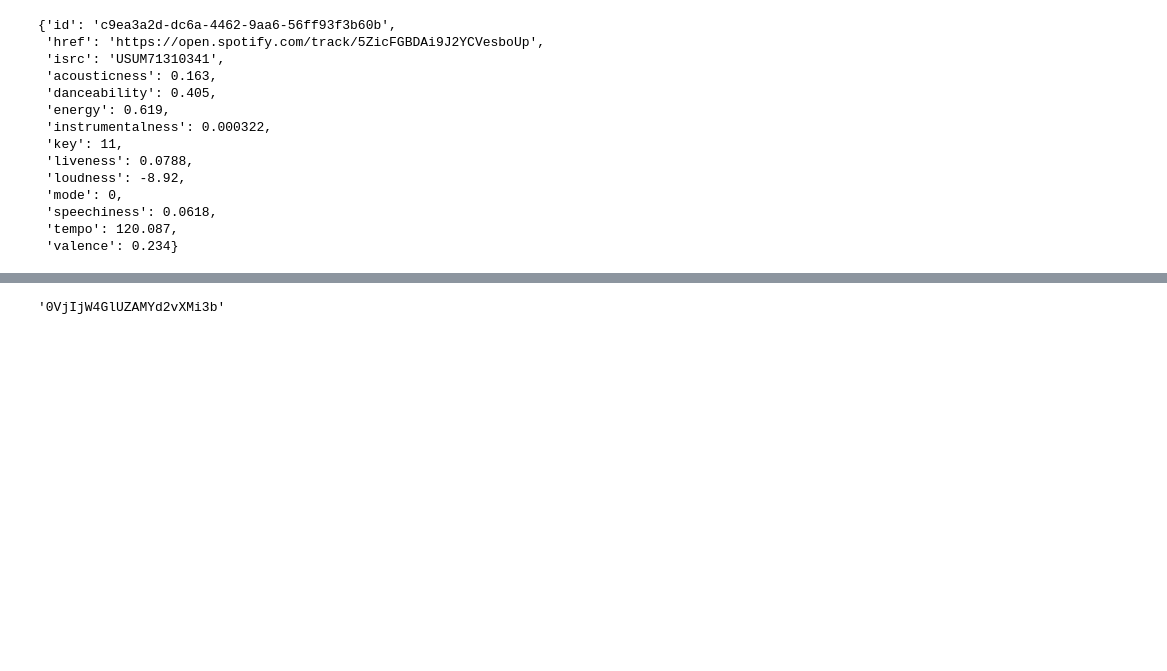
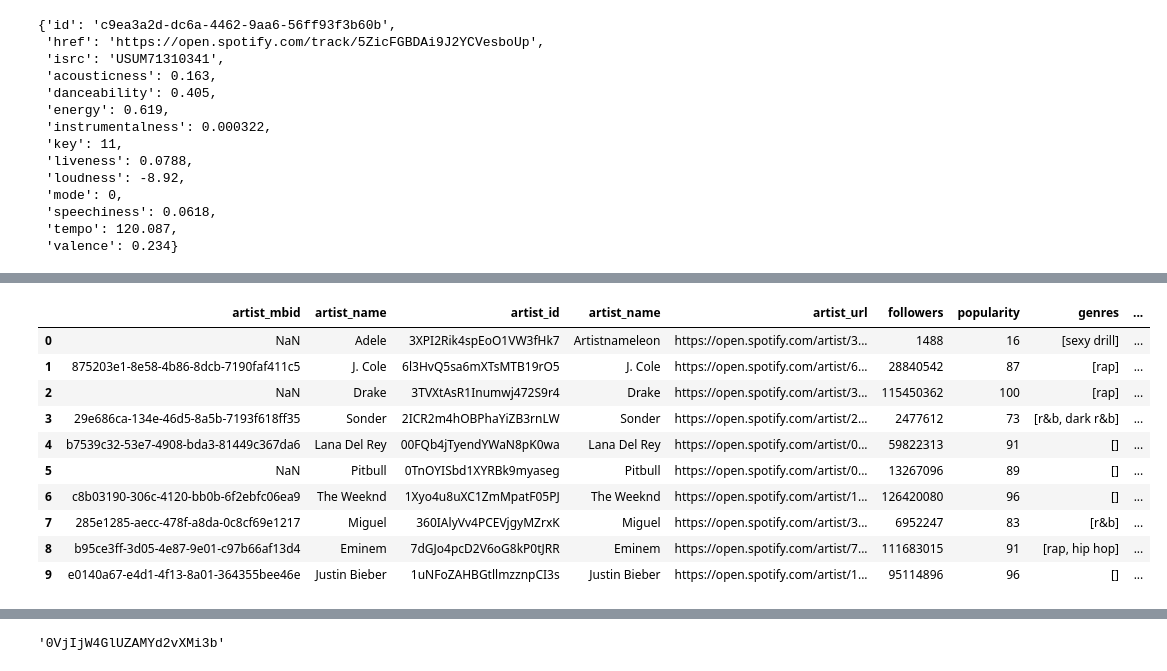
Before and after one commit to joaoantonio0402/personal-data-ai-platform, a Jupyter notebook: notebooks/notebook_enrichment.ipynb, the cells around one changed output, grey strips where cells are left out. Cells and saved outputs as stored; diff of their text form; code cells hidden in the pictures; blank space fills up the shorter version.

```diff
--- a/notebooks/notebook_enrichment.ipynb
+++ b/notebooks/notebook_enrichment.ipynb
@@ -216,0 +254,11 @@ df.to_csv("../data/processed/spotify/enriched_data.csv", index=False, encoding="
+# %%
+CLIENT_ID = "d61d466b88404563a016f197e8572c5e"
+CLIENT_SECRET = "760825fb70dc4d449ad30950e90e904d"
+
+artist_data = get_artist_data(
+    "Matue",
+    CLIENT_ID,
+    CLIENT_SECRET
+)
+
+artist_data
@@ -216,0 +273,11 @@ df.to_csv("../data/processed/spotify/enriched_data.csv", index=False, encoding="
+# %%
+import pandas as pd
+
+df_artist = pd.read_csv("../data/processed/spotify/new_artists.csv")
+df_artist = df_artist.head(10)
+# %%
+df_artist["spotify_data"] = df_artist["artist_name"].apply(
+    lambda x: get_artist_data(x, CLIENT_ID, CLIENT_SECRET)
+)
+
+df_artist
@@ -216,0 +296,21 @@ df.to_csv("../data/processed/spotify/enriched_data.csv", index=False, encoding="
+# %%
+artist_data_spotify = pd.json_normalize(df_artist["spotify_data"])
+
+df_artist = pd.concat(
+    [df_artist.drop(columns=["spotify_data"]), artist_data_spotify],
+    axis=1
+)
+
+df_artist
+# %% [output]
+|  | artist_mbid | artist_name | artist_id | artist_name | artist_url | followers | popularity | genres | ... |
+| 0 | NaN | Adele | 3XPI2Rik4spEoO1VW3fHk7 | Artistnameleon | https://open.spotify.com/artist/3... | 1488 | 16 | [sexy drill] | ... |
+| 1 | 875203e1-8e58-4b86-8dcb-7190faf411c5 | J. Cole | 6l3HvQ5sa6mXTsMTB19rO5 | J. Cole | https://open.spotify.com/artist/6... | 28840542 | 87 | [rap] | ... |
+| 2 | NaN | Drake | 3TVXtAsR1Inumwj472S9r4 | Drake | https://open.spotify.com/artist/3... | 115450362 | 100 | [rap] | ... |
+| 3 | 29e686ca-134e-46d5-8a5b-7193f618ff35 | Sonder | 2ICR2m4hOBPhaYiZB3rnLW | Sonder | https://open.spotify.com/artist/2... | 2477612 | 73 | [r&b, dark r&b] | ... |
+| 4 | b7539c32-53e7-4908-bda3-81449c367da6 | Lana Del Rey | 00FQb4jTyendYWaN8pK0wa | Lana Del Rey | https://open.spotify.com/artist/0... | 59822313 | 91 | [] | ... |
+| 5 | NaN | Pitbull | 0TnOYISbd1XYRBk9myaseg | Pitbull | https://open.spotify.com/artist/0... | 13267096 | 89 | [] | ... |
+| 6 | c8b03190-306c-4120-bb0b-6f2ebfc06ea9 | The Weeknd | 1Xyo4u8uXC1ZmMpatF05PJ | The Weeknd | https://open.spotify.com/artist/1... | 126420080 | 96 | [] | ... |
+| 7 | 285e1285-aecc-478f-a8da-0c8cf69e1217 | Miguel | 360IAlyVv4PCEVjgyMZrxK | Miguel | https://open.spotify.com/artist/3... | 6952247 | 83 | [r&b] | ... |
+| 8 | b95ce3ff-3d05-4e87-9e01-c97b66af13d4 | Eminem | 7dGJo4pcD2V6oG8kP0tJRR | Eminem | https://open.spotify.com/artist/7... | 111683015 | 91 | [rap, hip hop] | ... |
+| 9 | e0140a67-e4d1-4f13-8a01-364355bee46e | Justin Bieber | 1uNFoZAHBGtllmzznpCI3s | Justin Bieber | https://open.spotify.com/artist/1... | 95114896 | 96 | [] | ... |
```
Also changed, not shown: parts of 11 cells of this notebook, 13 other files.
